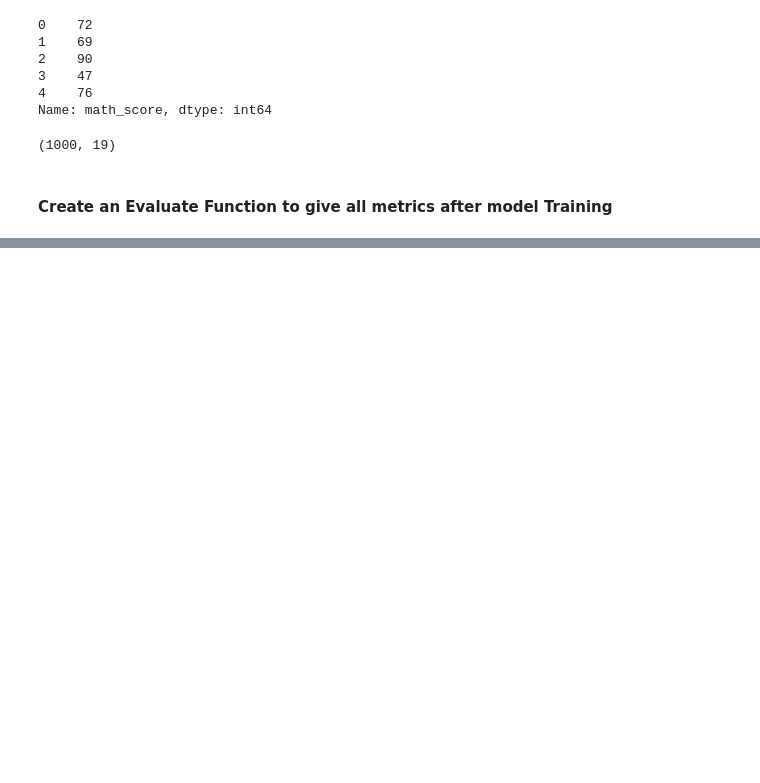
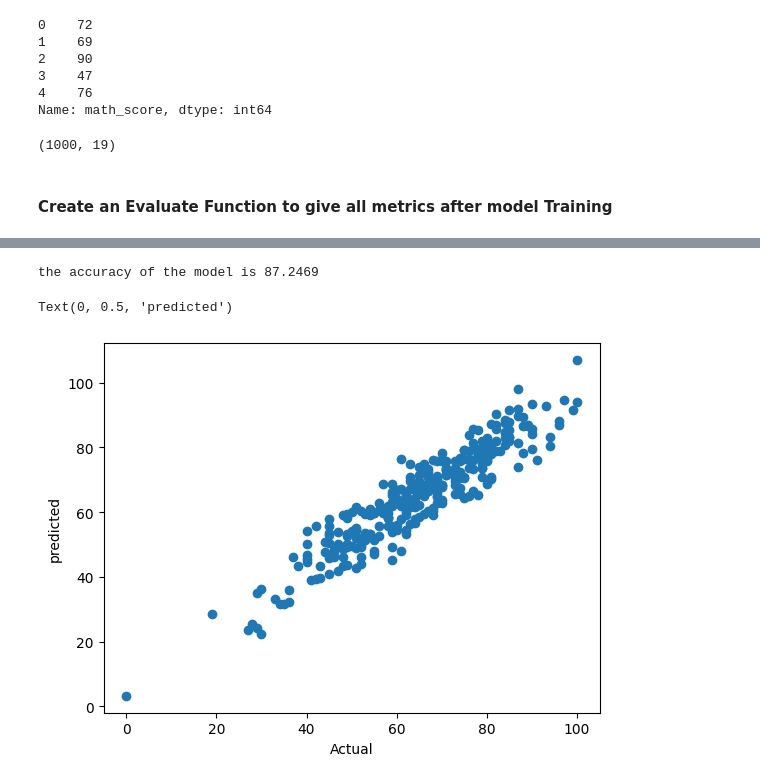
Before and after one commit to Shrimanthv/Student_Performance_Analysis, a Jupyter notebook: notebook/Model_training.ipynb, the cells around one changed output, grey strips where cells are left out. Saved outputs shown, nothing was run; the diff lists cells and outputs as text; code cells hidden in the pictures; blank space fills up the shorter version.

```diff
--- a/notebook/Model_training.ipynb
+++ b/notebook/Model_training.ipynb
@@ -94,7 +94,7 @@ models={
     "RandomForestRegressor":RandomForestRegressor(),
     "DecisionTreeRegressor":DecisionTreeRegressor(),
     "KNeighborsRegressor": KNeighborsRegressor(),
-    "CatBoostRegressor":CatBoostRegressor(),
+    "CatBoostRegressor":CatBoostRegressor(verbose=False),
     "Support Vector Regressor":SVR(),
     "XGBoost Regressor":XGBRegressor()
 
@@ -159,0 +174,16 @@ Mean squared error:46.8223
+# %%
+## Linear Regression
+lin_model= LinearRegression(fit_intercept=True)
+lin_model= lin_model.fit(X_train,y_train)
+y_pred= lin_model.predict(X_test)
+r2score= r2_score(y_test,y_pred)*100
+print("the accuracy of the model is {:.4f}".format(r2score))
+# %% [output]
+the accuracy of the model is 87.2469
+# %%
+plt.scatter(y_test,y_pred)
+plt.xlabel("Actual")
+plt.ylabel("predicted")
+# %% [output]
+Text(0, 0.5, 'predicted')
+[figure, added]
```
Also changed, not shown: parts of 4 cells of this notebook, 5 other files.
